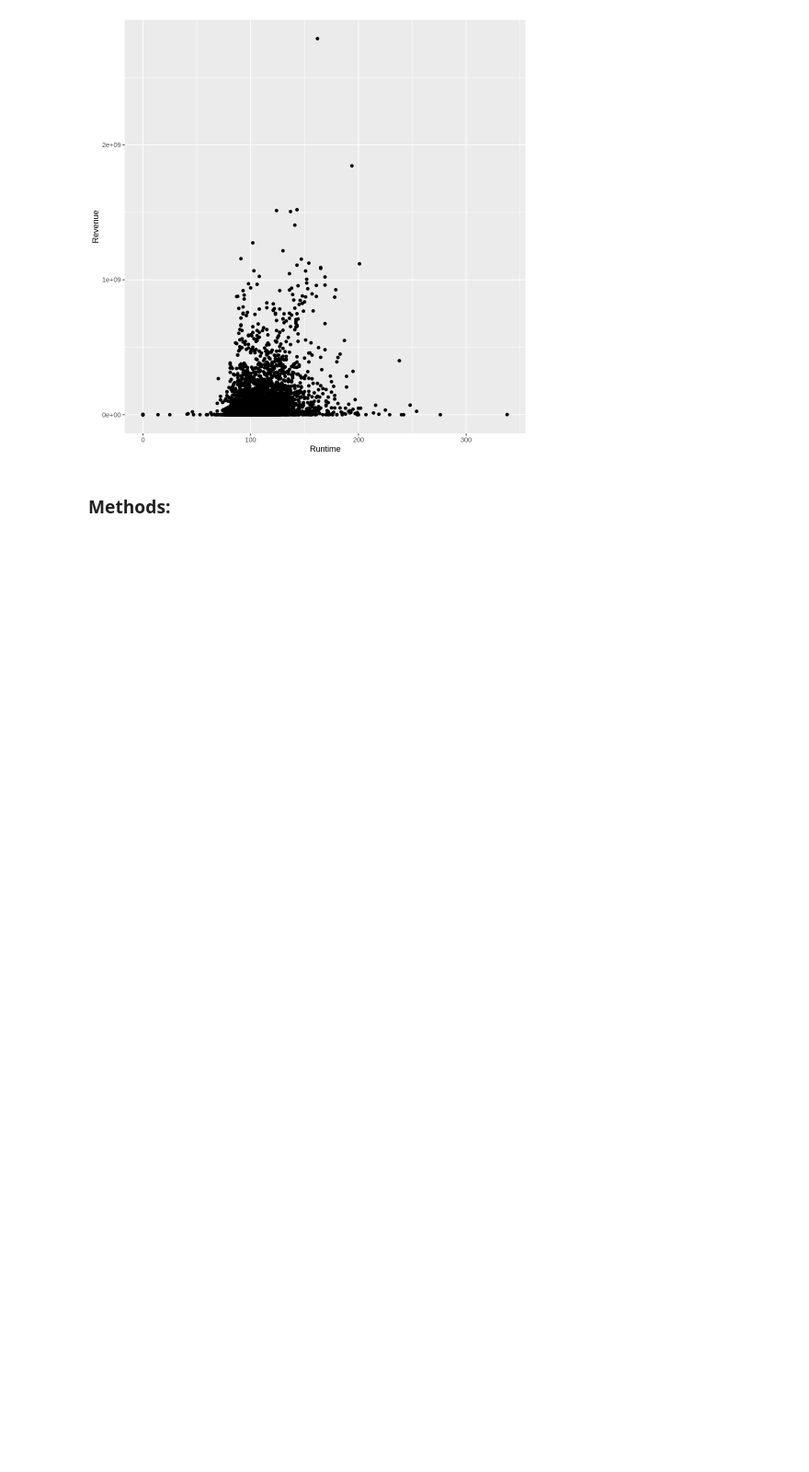
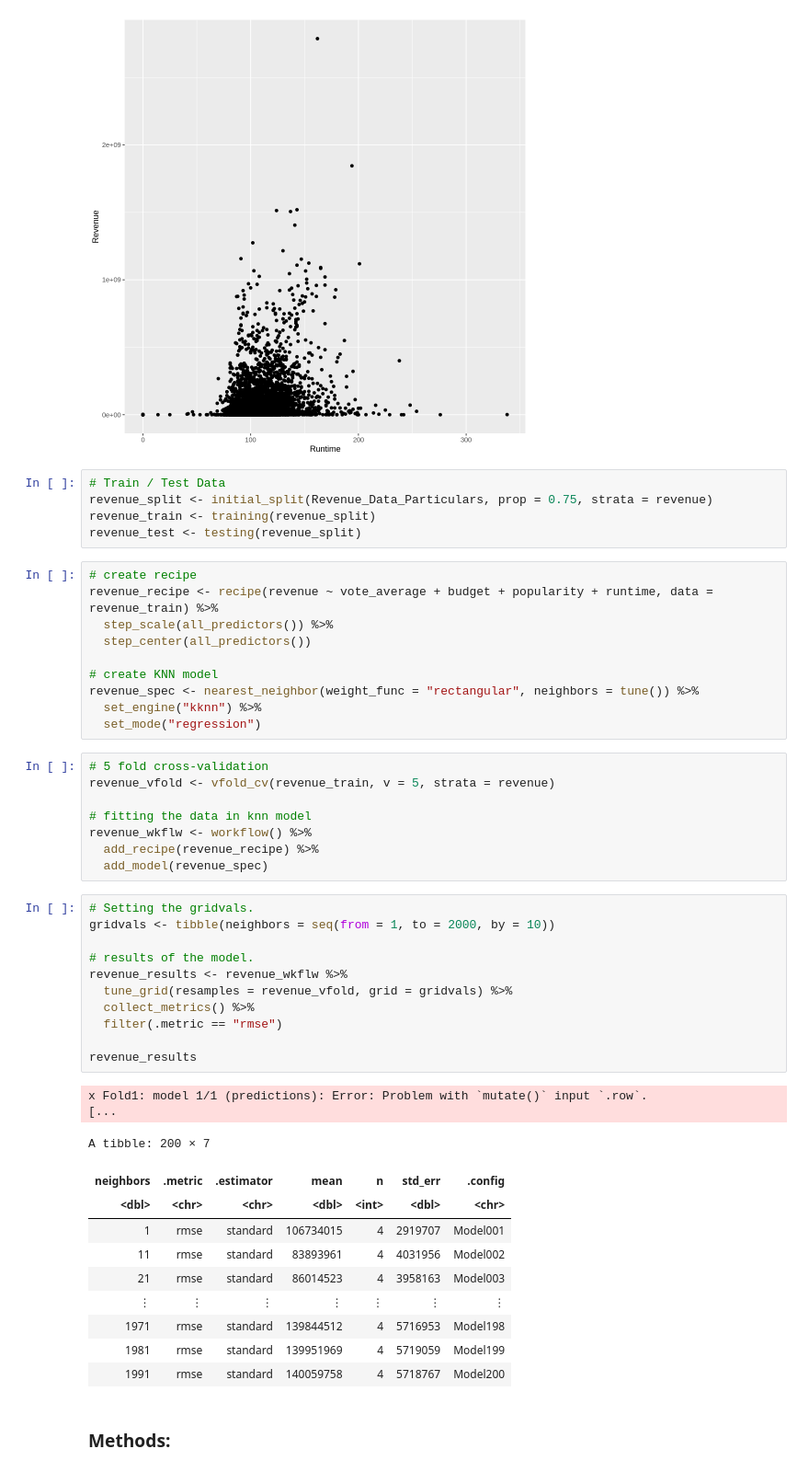
Before and after one commit to rehan13/Movie-Revenue-Predictions, a Jupyter notebook: Movie_Revenue_Preditor.ipynb, the cells around one changed output. Shown at 92% size. Saved outputs shown, nothing was run; the diff lists cells and outputs as text; blank space fills up the shorter version.

Commit message:
Upto Results

```diff
--- a/Movie_Revenue_Preditor.ipynb
+++ b/Movie_Revenue_Preditor.ipynb
@@ -109,6 +127,53 @@ Revenue_and_Runtime
 Warning message:
 “Removed 2 rows containing missing values (geom_point).”
 [figure]
+# %%
+# Train / Test Data
+revenue_split <- initial_split(Revenue_Data_Particulars, prop = 0.75, strata = revenue)
+revenue_train <- training(revenue_split)
+revenue_test <- testing(revenue_split)
+# %%
+# create recipe
+revenue_recipe <- recipe(revenue ~ vote_average + budget + popularity + runtime, data = revenue_train) %>%
+  step_scale(all_predictors()) %>%
+  step_center(all_predictors())
+
+# create KNN model
+revenue_spec <- nearest_neighbor(weight_func = "rectangular", neighbors = tune()) %>%
+  set_engine("kknn") %>%
+  set_mode("regression")
+# %%
+# 5 fold cross-validation
+revenue_vfold <- vfold_cv(revenue_train, v = 5, strata = revenue)
+
+# fitting the data in knn model
+revenue_wkflw <- workflow() %>%
+  add_recipe(revenue_recipe) %>%
+  add_model(revenue_spec)
+# %%
+# Setting the gridvals.
+gridvals <- tibble(neighbors = seq(from = 1, to = 2000, by = 10))
+
+# results of the model.
+revenue_results <- revenue_wkflw %>%
+  tune_grid(resamples = revenue_vfold, grid = gridvals) %>%
+  collect_metrics() %>%
+  filter(.metric == "rmse")
+
+revenue_results
+# %% [output]
+x Fold1: model 1/1 (predictions): Error: Problem with `mutate()` input `.row`.
+[...
+A tibble: 200 × 7
+| neighbors | .metric | .estimator | mean | n | std_err | .config |
+| <dbl> | <chr> | <chr> | <dbl> | <int> | <dbl> | <chr> |
+| 1 | rmse | standard | 106734015 | 4 | 2919707 | Model001 |
+| 11 | rmse | standard | 83893961 | 4 | 4031956 | Model002 |
+| 21 | rmse | standard | 86014523 | 4 | 3958163 | Model003 |
+| ⋮ | ⋮ | ⋮ | ⋮ | ⋮ | ⋮ | ⋮ |
+| 1971 | rmse | standard | 139844512 | 4 | 5716953 | Model198 |
+| 1981 | rmse | standard | 139951969 | 4 | 5719059 | Model199 |
+| 1991 | rmse | standard | 140059758 | 4 | 5718767 | Model200 |
 # %% [markdown]
 ### Methods:
 # %% [markdown]
```
Also changed, not shown: parts of 1 cell of this notebook.
